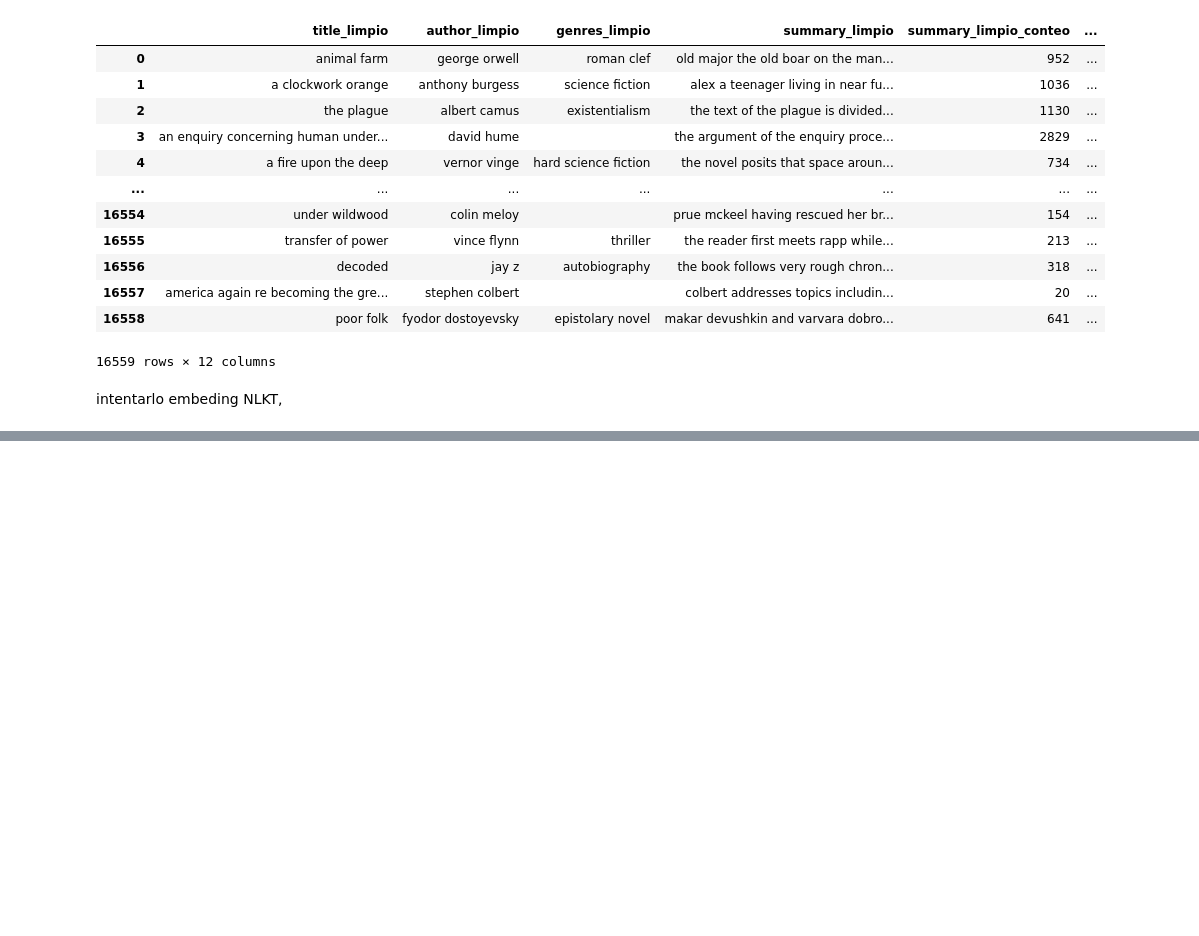
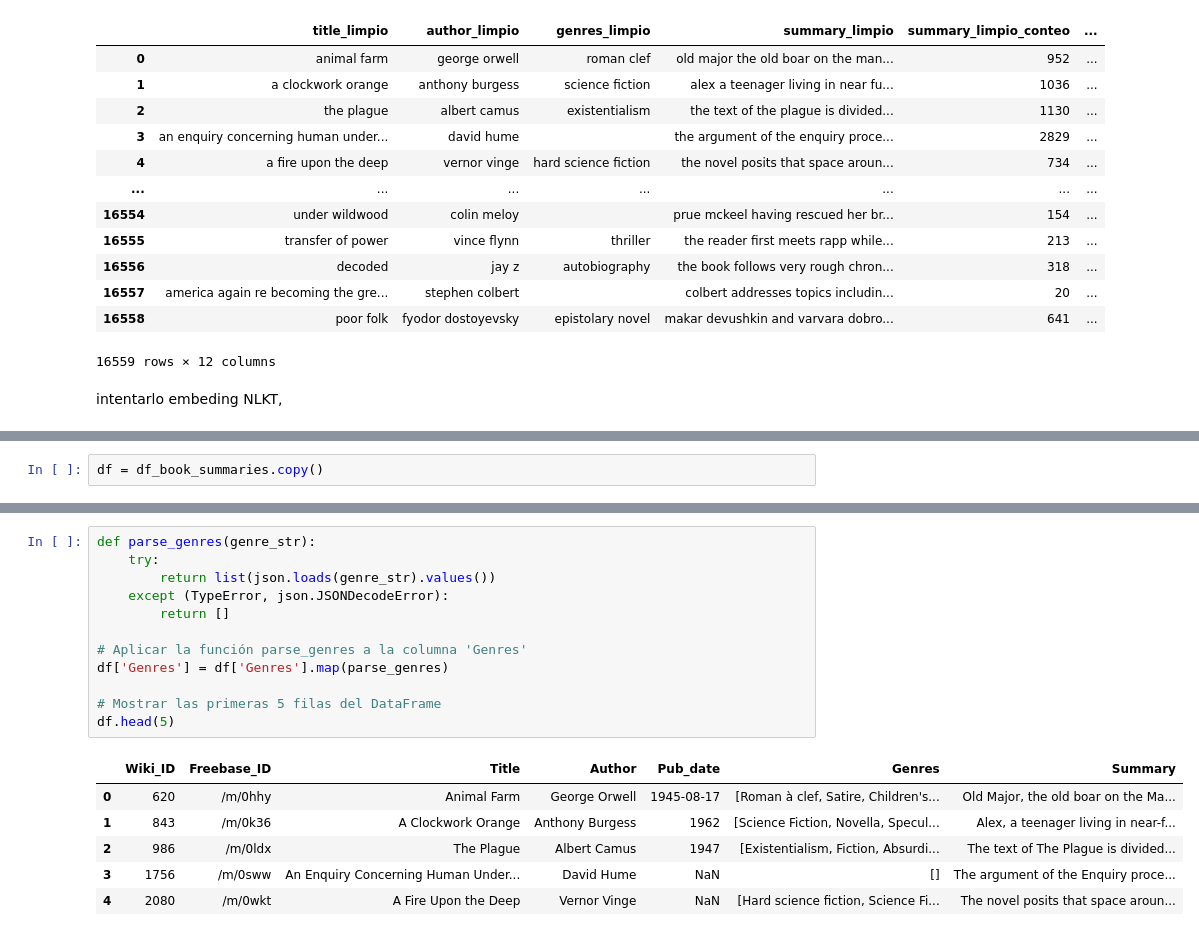
Before and after one commit to jsebastianquiroga/Topicos_analitica_NLP, a Jupyter notebook: Notebook/booksummaries.ipynb, the cells around one changed output, grey strips where cells are left out. Cells and saved outputs as stored; diff of their text form; blank space fills up the shorter version.

```diff
--- a/Notebook/booksummaries.ipynb
+++ b/Notebook/booksummaries.ipynb
@@ -605,0 +670,2 @@ intentarlo embeding NLKT,
+# %%
+df = df_book_summaries.copy()
@@ -605,0 +686,19 @@ intentarlo embeding NLKT,
+# %%
+def parse_genres(genre_str):
+    try:
+        return list(json.loads(genre_str).values())
+    except (TypeError, json.JSONDecodeError):
+        return []
+
+# Aplicar la función parse_genres a la columna 'Genres'
+df['Genres'] = df['Genres'].map(parse_genres)
+
+# Mostrar las primeras 5 filas del DataFrame
+df.head(5)
+# %% [output]
+|  | Wiki_ID | Freebase_ID | Title | Author | Pub_date | Genres | Summary |
+| 0 | 620 | /m/0hhy | Animal Farm | George Orwell | 1945-08-17 | [Roman à clef, Satire, Children's... | Old Major, the old boar on the Ma... |
+| 1 | 843 | /m/0k36 | A Clockwork Orange | Anthony Burgess | 1962 | [Science Fiction, Novella, Specul... | Alex, a teenager living in near-f... |
+| 2 | 986 | /m/0ldx | The Plague | Albert Camus | 1947 | [Existentialism, Fiction, Absurdi... | The text of The Plague is divided... |
+| 3 | 1756 | /m/0sww | An Enquiry Concerning Human Under... | David Hume | NaN | [] | The argument of the Enquiry proce... |
+| 4 | 2080 | /m/0wkt | A Fire Upon the Deep | Vernor Vinge | NaN | [Hard science fiction, Science Fi... | The novel posits that space aroun... |
```
Also changed, not shown: parts of 24 cells of this notebook.
